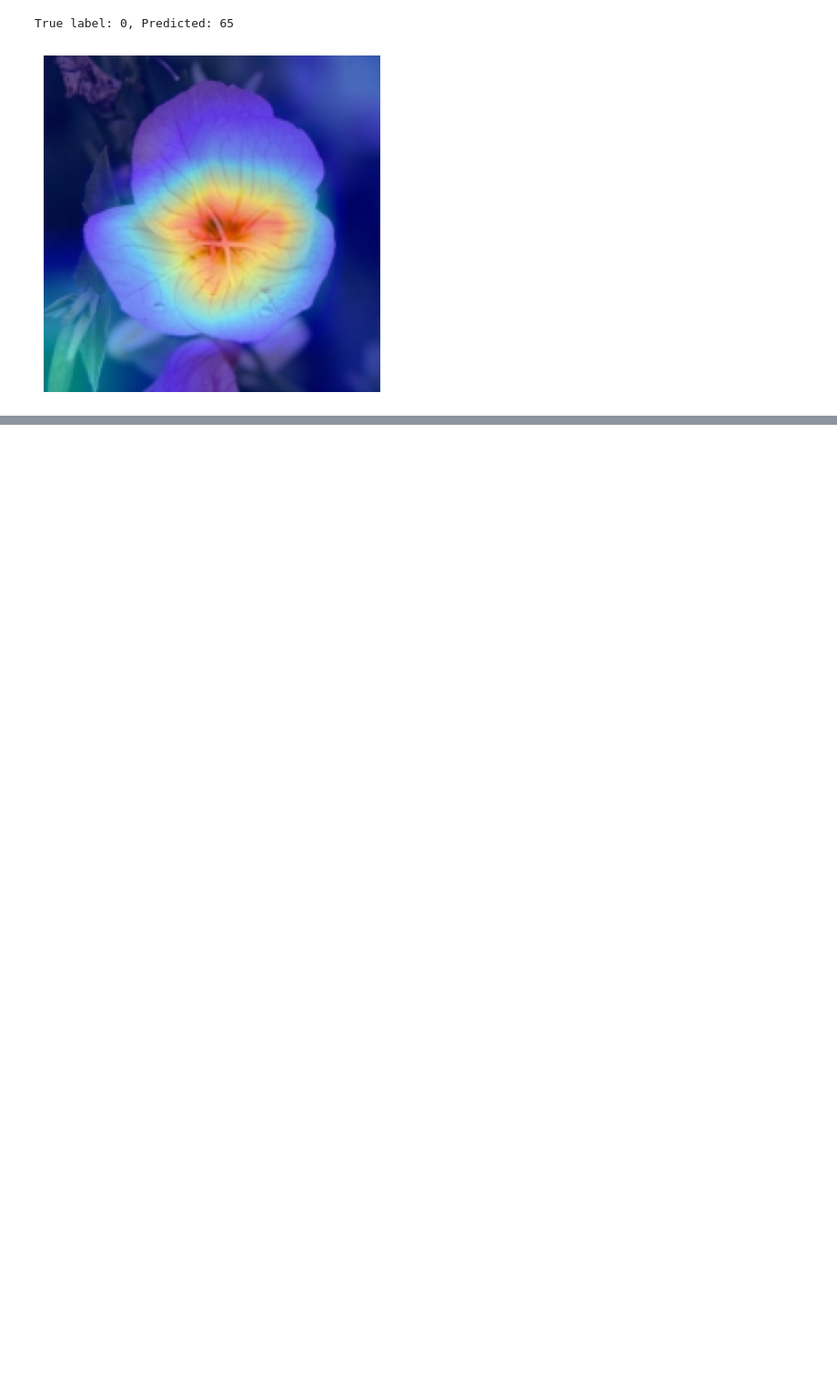
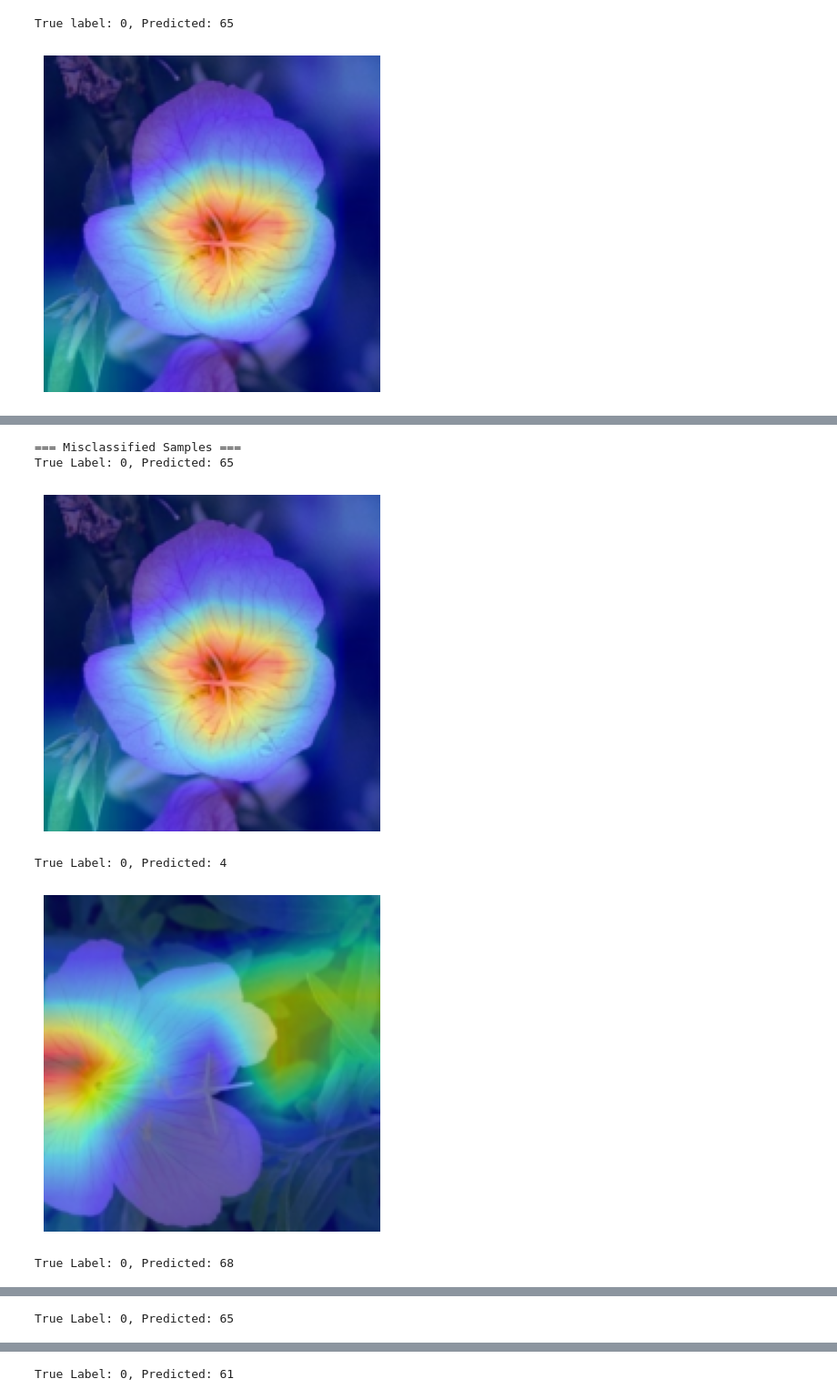
Before and after one commit to psyahmi/CPE-Assessment, a Jupyter notebook: notebooks/04_Interpretability.ipynb, the cells around one changed output, grey strips where cells are left out. Shown at 91% size. Saved outputs shown, nothing was run; the diff lists cells and outputs as text; code cells hidden in the pictures; blank space fills up the shorter version.

```diff
--- a/notebooks/04_Interpretability.ipynb
+++ b/notebooks/04_Interpretability.ipynb
@@ -384,0 +424,9 @@ True label: 0, Predicted: 65
+# %%
+visualize_gradcam(incorrect_samples, gradcam, "Misclassified Samples")
+# %% [output]
+=== Misclassified Samples ===
+True Label: 0, Predicted: 65
+[figure, added]
+True Label: 0, Predicted: 4
+[figure, added]
+True Label: 0, Predicted: 68
@@ -384,0 +434 @@ True label: 0, Predicted: 65
+True Label: 0, Predicted: 65
@@ -384,0 +436 @@ True label: 0, Predicted: 65
+True Label: 0, Predicted: 61
```
Also changed, not shown: parts of 4 cells of this notebook.
